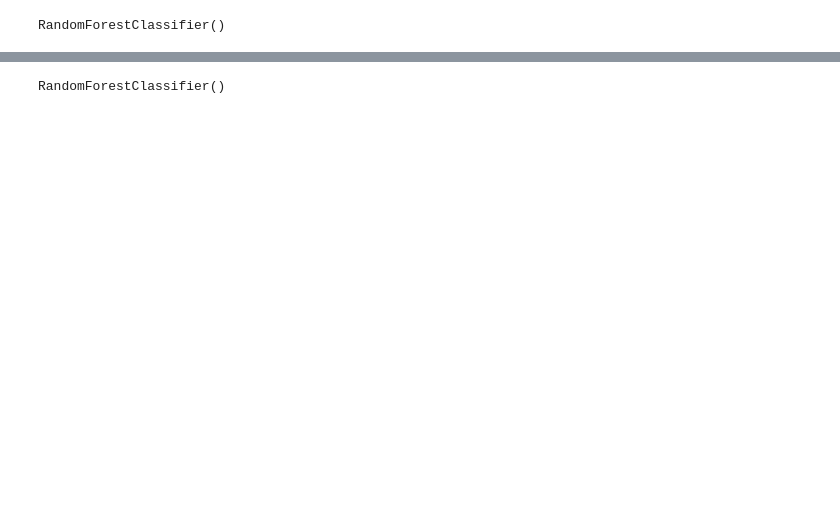
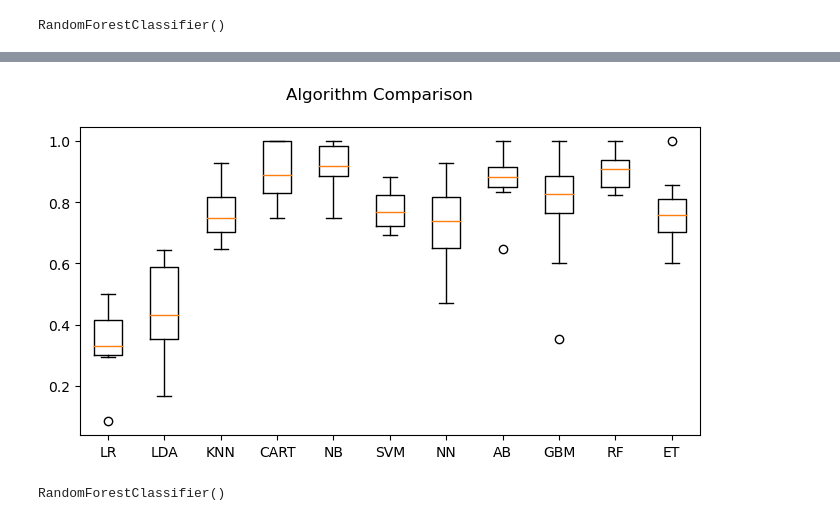
Before and after one commit to Joakimanochie/Univelcity_Capstone, a Jupyter notebook: Xente_fraud_detection/Fraud_detection.ipynb, the cells around one changed output, grey strips where cells are left out. Saved outputs shown, nothing was run; the diff lists cells and outputs as text; code cells hidden in the pictures; blank space fills up the shorter version.

```diff
--- a/Xente_fraud_detection/Fraud_detection.ipynb
+++ b/Xente_fraud_detection/Fraud_detection.ipynb
@@ -480,3 +520,14 @@ ET: 0.841055 (0.099950)
+# %%
+# compare algorithms with Recall as my scoring metric
+fig = pyplot.figure()
+fig.suptitle('Algorithm Comparison')
+ax = fig.add_subplot(111)
+pyplot.boxplot(results_2)
+ax.set_xticklabels(names)
+fig.set_size_inches(8,4)
+pyplot.show()
+# %% [output]
+[figure, added]
 # %%
 model_2 = RandomForestClassifier()
 model_2.fit(X_train, Y_train)
```
Also changed, not shown: parts of 56 cells of this notebook, 1 other file.
